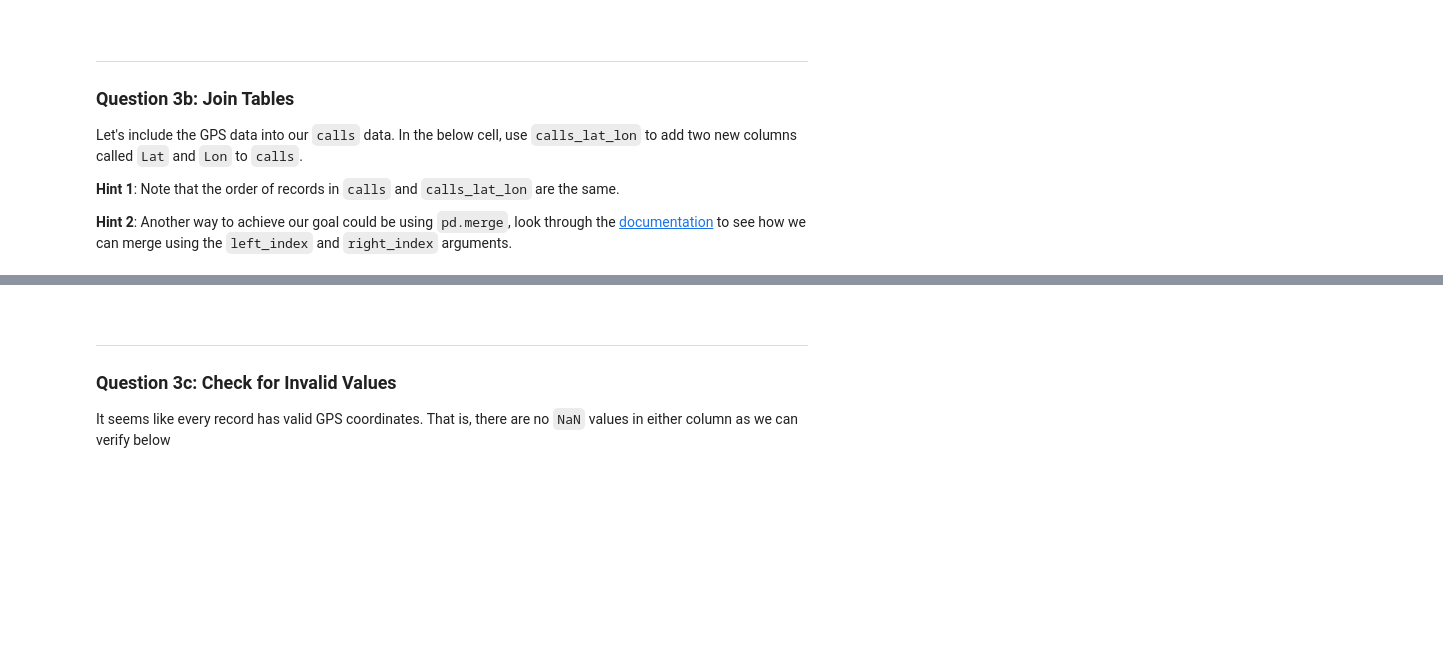
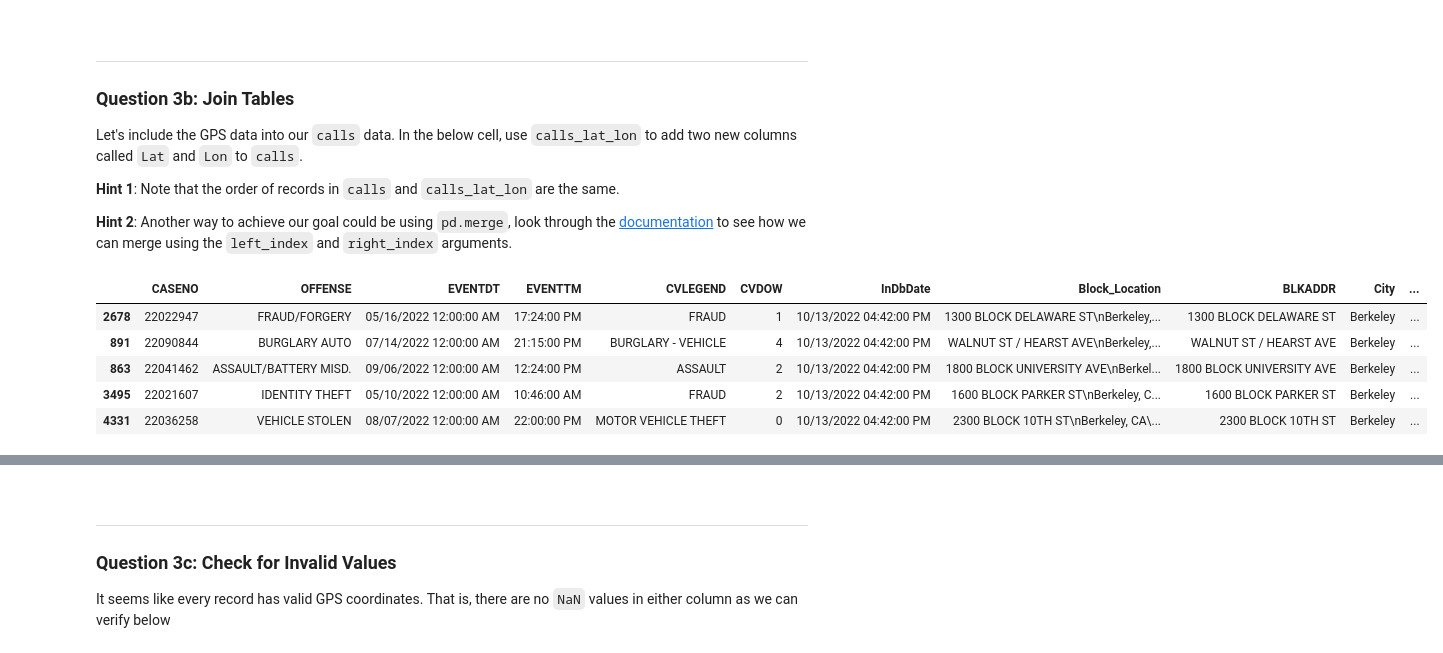
Before and after one commit to sharegamer/ds100, a Jupyter notebook: lab/lab03/lab03.ipynb, the cells around one changed output, grey strips where cells are left out. Cells and saved outputs as stored; diff of their text form; code cells hidden in the pictures; blank space fills up the shorter version.

```diff
--- a/lab/lab03/lab03.ipynb
+++ b/lab/lab03/lab03.ipynb
@@ -477,0 +473,7 @@ calls_lat_lon.head(10)
+# %%
+pat = r'\((?P<Lat>\d+\.\d+), (?P<Lon>-?\d+\.\d+)\)'
+
+calls_lat_lon = calls['Block_Location'].str.extract(pat)
+
+
+calls_lat_lon.head(10)
@@ -491,6 +507,15 @@ Let's include the GPS data into our `calls` data. In the below cell, use `calls_
 **Hint 2**: Another way to achieve our goal could be using `pd.merge`, look through the [documentation](https://pandas.pydata.org/docs/reference/api/pandas.DataFrame.merge.html) to see how we can merge using the `left_index` and `right_index` arguments.
 # %%
 ...
+calls['Lat']=calls_lat_lon['Lat']
+calls['Lon']=calls_lat_lon['Lon']
 calls.sample(5)      # random rows
+# %% [output]
+|  | CASENO | OFFENSE | EVENTDT | EVENTTM | CVLEGEND | CVDOW | InDbDate | Block_Location | BLKADDR | City | ... |
+| 2678 | 22022947 | FRAUD/FORGERY | 05/16/2022 12:00:00 AM | 17:24:00 PM | FRAUD | 1 | 10/13/2022 04:42:00 PM | 1300 BLOCK DELAWARE ST\nBerkeley,... | 1300 BLOCK DELAWARE ST | Berkeley | ... |
+| 891 | 22090844 | BURGLARY AUTO | 07/14/2022 12:00:00 AM | 21:15:00 PM | BURGLARY - VEHICLE | 4 | 10/13/2022 04:42:00 PM | WALNUT ST / HEARST AVE\nBerkeley,... | WALNUT ST / HEARST AVE | Berkeley | ... |
+| 863 | 22041462 | ASSAULT/BATTERY MISD. | 09/06/2022 12:00:00 AM | 12:24:00 PM | ASSAULT | 2 | 10/13/2022 04:42:00 PM | 1800 BLOCK UNIVERSITY AVE\nBerkel... | 1800 BLOCK UNIVERSITY AVE | Berkeley | ... |
+| 3495 | 22021607 | IDENTITY THEFT | 05/10/2022 12:00:00 AM | 10:46:00 AM | FRAUD | 2 | 10/13/2022 04:42:00 PM | 1600 BLOCK PARKER ST\nBerkeley, C... | 1600 BLOCK PARKER ST | Berkeley | ... |
+| 4331 | 22036258 | VEHICLE STOLEN | 08/07/2022 12:00:00 AM | 22:00:00 PM | MOTOR VEHICLE THEFT | 0 | 10/13/2022 04:42:00 PM | 2300 BLOCK 10TH ST\nBerkeley, CA\... | 2300 BLOCK 10TH ST | Berkeley | ... |
 # %%
 grader.check("q3b")
```
Also changed, not shown: parts of 13 cells of this notebook, 1 other file.
